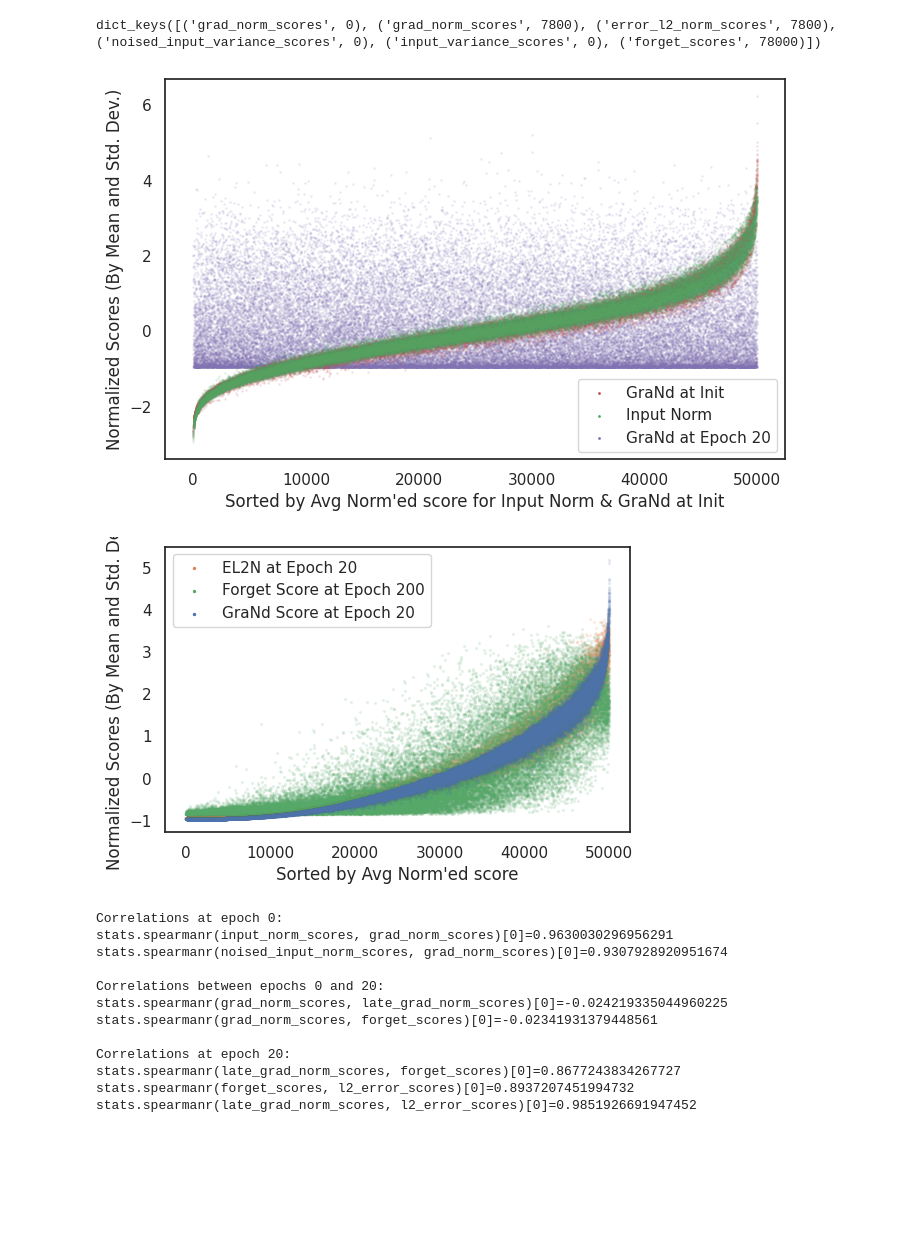
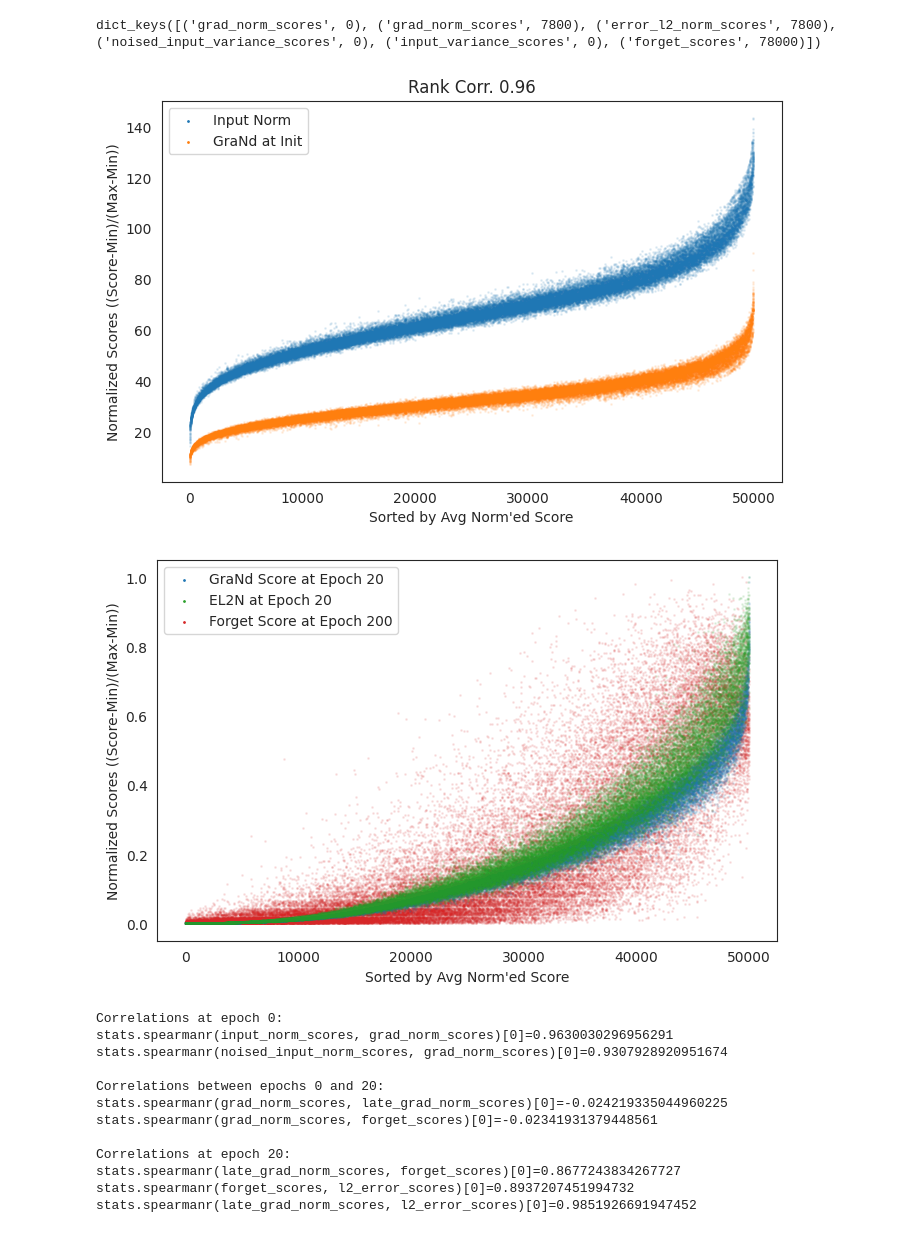
Before and after one commit to BlackHC/data_diet, a Jupyter notebook: analysis/compare_scores.ipynb, the cells around one changed output. Saved outputs shown, nothing was run; the diff lists cells and outputs as text; code cells hidden in the pictures; blank space fills up the shorter version.

```diff
--- a/analysis/compare_scores.ipynb
+++ b/analysis/compare_scores.ipynb
@@ -43,67 +44,70 @@ from copy import copy
 # set seaborn style
 sns.set_style("white")
 # make the background opaque
-sns.set(rc={'figure.facecolor':'white', 'figure.edgecolor':'white'})
+#sns.set(rc={'figure.facecolor':'white', 'figure.edgecolor':'white'})
-# %%
-def normalize(x):
-    mean = np.mean(x)
-    std = np.std(x)
-    return (x - mean)/std
+# %%
+def normalize(x):
+    return (x - np.min(x))/(np.max(x)-np.min(x))
 # %%
 # plot both scores in the same plot. sort by scores
 sorted_indices = np.argsort(normalize(grad_norm_scores)+normalize(input_norm_scores))
 
 plt.figure(figsize=(8,8/1.618))
 
-plt.scatter(range(len(sorted_indices)), normalize(grad_norm_scores[sorted_indices]), alpha=0.1, s=1, label='GraNd at Init', color='C3', zorder=2)
-plt.scatter(range(len(sorted_indices)), normalize(input_norm_scores[sorted_indices]), alpha=0.1, color='C2', label='Input Norm', s=1, zorder=3)
-plt.scatter(range(len(sorted_indices)), normalize(late_grad_norm_scores[sorted_indices]), alpha=0.1, s=1, label='GraNd at Epoch 20', color='C4', zorder=1)
+plt.scatter(range(len(sorted_indices)), normalize(input_norm_scores[sorted_indices]), alpha=0.1, color='C0', label='Input Norm', s=1, zorder=3)
+plt.scatter(range(len(sorted_indices)), normalize(grad_norm_scores[sorted_indices]), alpha=0.1, s=1, label='GraNd at Init', color='C1', zorder=2)
 
-plt.ylabel('Normalized Scores (By Mean and Std. Dev.)')
-plt.xlabel('Sorted by Avg Norm\'ed score for Input Norm & GraNd at Init')
+#plt.scatter(range(len(sorted_indices)), normalize(late_grad_norm_scores[sorted_indices]), alpha=0.1, s=1, label='GraNd at Epoch 20', color='C4', zorder=1)
+
+plt.ylabel('Normalized Scores ((Score-Min)/(Max-Min))')
+plt.xlabel('Sorted by Avg Norm\'ed Score')
+
+# Spearman rank correlation in title
+plt.title(f'Rank Corr. {stats.spearmanr(grad_norm_scores, input_norm_scores)[0]:.2f}')
 
 #plt.scatter(range(len(sorted_indices)), noised_input_norm_scores[sorted_indices], alpha=0.1, color='C0', label='noised_input_norm_scores', s=1)
 
 def make_legend_lines_opaque():
     lines, labels = plt.gca().get_legend_handles_labels()
 
     lines = lines
     labels = labels
     lines = [copy(l) for l in lines]
     for l in lines:
         l.set_alpha(1)
 
     plt.legend(lines, labels, loc=0)
 
 make_legend_lines_opaque()
 
-plt.savefig('grad_norm_scores_at_init_vs_late_vs_input_norm.svg',
-            bbox_inches='tight', pad_inches=0, transparent=True)
+# plt.savefig('grad_norm_scores_at_init_vs_late_vs_input_norm.svg',
+#             bbox_inches='tight', pad_inches=0, transparent=True)
 plt.savefig('grad_norm_scores_at_init_vs_late_vs_input_norm.png', dpi=300,
             bbox_inches='tight', pad_inches=0, transparent=True)
 plt.show()
 
-plt.figure(figsize=(6,6/1.618))
+plt.figure(figsize=(8,8/1.618))
 
 sorted_indices = np.argsort(normalize(late_grad_norm_scores)+normalize(l2_error_scores)+normalize(late_grad_norm_scores))
 
-plt.scatter(range(len(sorted_indices)), normalize(l2_error_scores[sorted_indices]), alpha=0.1, s=2, label='EL2N at Epoch 20', color='C1')
-plt.scatter(range(len(sorted_indices)), normalize(forget_scores[sorted_indices]), alpha=0.1, s=2, label='Forget Score at Epoch 200', color="C2")
-plt.scatter(range(len(sorted_indices)), normalize(late_grad_norm_scores[sorted_indices]), alpha=0.1, s=2, label='GraNd Score at Epoch 20', color="C0")
-plt.ylabel('Normalized Scores (By Mean and Std. Dev.)')
-plt.xlabel('Sorted by Avg Norm\'ed score')
+plt.scatter(range(len(sorted_indices)), normalize(late_grad_norm_scores[sorted_indices]), alpha=0.1, s=1, label='GraNd Score at Epoch 20', color="C0",zorder=2)
+plt.scatter(range(len(sorted_indices)), normalize(l2_error_scores[sorted_indices]), alpha=0.1, s=1, label='EL2N at Epoch 20', color='C2', zorder=2)
+plt.scatter(range(len(sorted_indices)), normalize(forget_scores[sorted_indices]), alpha=0.1, s=1, label='Forget Score at Epoch 200', color="C3", zorder=1)
+
+plt.ylabel('Normalized Scores ((Score-Min)/(Max-Min))')
+plt.xlabel('Sorted by Avg Norm\'ed Score')
 
 make_legend_lines_opaque()
 
-plt.savefig('el2n_vs_forget_vs_grand_at_20.svg',
-            bbox_inches='tight', pad_inches=0, transparent=True)
+# plt.savefig('el2n_vs_forget_vs_grand_at_20.svg',
+#             bbox_inches='tight', pad_inches=0, transparent=True)
 plt.savefig('el2n_vs_forget_vs_grand_at_20.png', dpi=300,
             bbox_inches='tight', pad_inches=0, transparent=True)
 
 plt.show()
 # %% [output]
-[figure, old version]
+[figure, new version]
-[figure, old version]
+[figure, new version]
 # %%
 import scipy.stats as stats
 # %%
```
Also changed, not shown: parts of 2 cells of this notebook, 11 other files.
